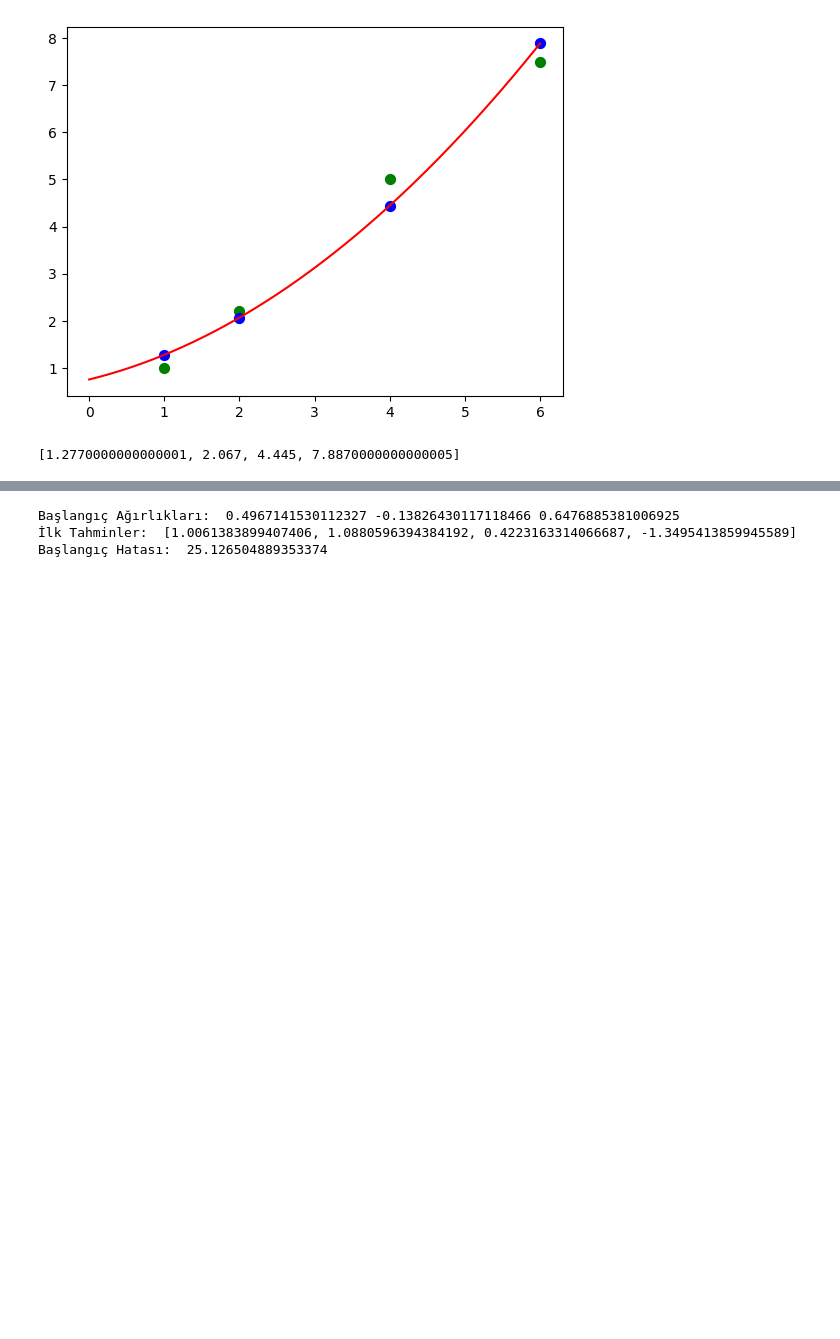
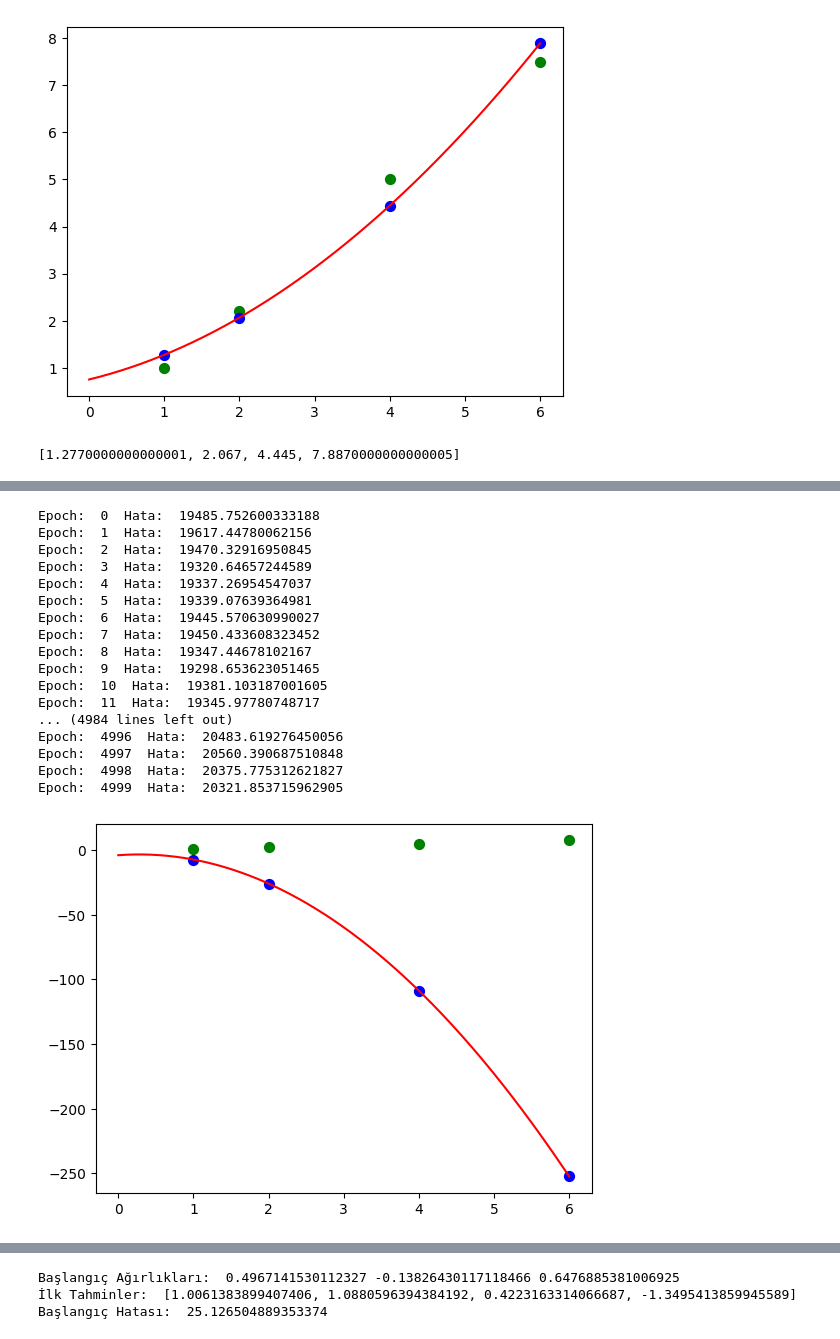
Before and after one commit to malibayram/doktora, a Jupyter notebook: hazirlanan_egitim_icerikleri/tek_hucreli_sinir_agi.ipynb, the cells around one changed output, grey strips where cells are left out. Drawn from its saved outputs; the diff is of its cells as text; code cells hidden in the pictures; blank space fills up the shorter version.

```diff
--- a/hazirlanan_egitim_icerikleri/tek_hucreli_sinir_agi.ipynb
+++ b/hazirlanan_egitim_icerikleri/tek_hucreli_sinir_agi.ipynb
@@ -161,0 +151,7 @@ Hata:  0.13888120789559338
+# %%
+sinir_hucresi = YapaySinirHucresi()
+tahminler = []
+for borc in df['borc']:
+  tahminler.append(sinir_hucresi.risk_hesapla(borc))
+
+sinir_hucresi.grafigi_ciz(df, tahminler)
@@ -161,0 +160,27 @@ Hata:  0.13888120789559338
+# %%
+sinir_hucresi.ogren(df, 0.01, 5000)
+
+tahminler = []
+for borc in df['borc']:
+  tahminler.append(sinir_hucresi.risk_hesapla(borc))
+
+sinir_hucresi.grafigi_ciz(df, tahminler)
+# %% [output]
+Epoch:  0  Hata:  19485.752600333188
+Epoch:  1  Hata:  19617.44780062156
+Epoch:  2  Hata:  19470.32916950845
+Epoch:  3  Hata:  19320.64657244589
+Epoch:  4  Hata:  19337.26954547037
+Epoch:  5  Hata:  19339.07639364981
+Epoch:  6  Hata:  19445.570630990027
+Epoch:  7  Hata:  19450.433608323452
+Epoch:  8  Hata:  19347.44678102167
+Epoch:  9  Hata:  19298.653623051465
+Epoch:  10  Hata:  19381.103187001605
+Epoch:  11  Hata:  19345.97780748717
+... (4984 lines left out)
+Epoch:  4996  Hata:  20483.619276450056
+Epoch:  4997  Hata:  20560.390687510848
+Epoch:  4998  Hata:  20375.775312621827
+Epoch:  4999  Hata:  20321.853715962905
+[figure, added]
```
Also changed, not shown: parts of 12 cells of this notebook, 4 other files.
